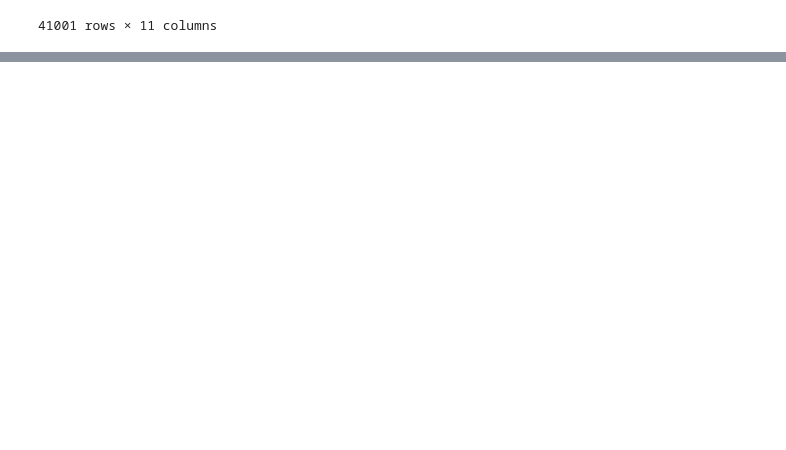
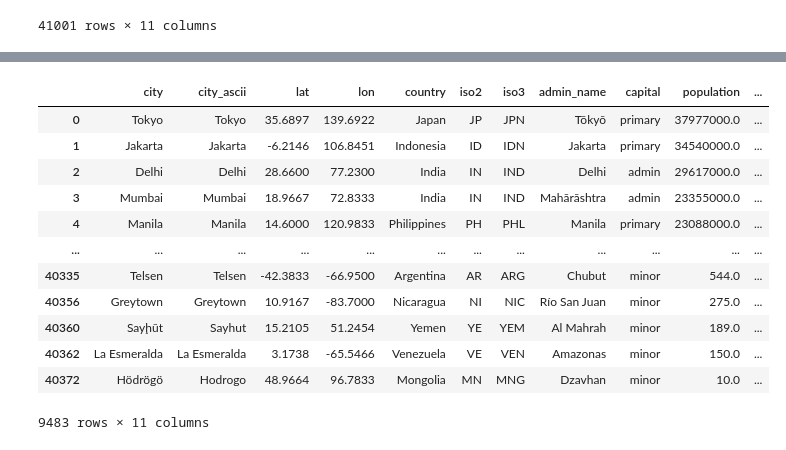
Before and after one commit to owensull12/Project-02-Team-Cloud, a Jupyter notebook: cities_df.ipynb, the cells around one changed output, grey strips where cells are left out. Saved outputs shown, nothing was run; the diff lists cells and outputs as text; code cells hidden in the pictures; blank space fills up the shorter version.

Commit message:
Fixed cities_df.ipynb

```diff
--- a/cities_df.ipynb
+++ b/cities_df.ipynb
@@ -2,9 +3,12 @@
 import pandas as pd
 # %%
 # Set the column width
+
 pd.options.display.max_colwidth = 200
+
 # Read in the dataset.
-cities_df = pd.read_csv("worldcities.csv")
+
+cities_df = pd.read_csv("./Resources/worldcities.csv")
 cities_df
 # %% [output]
 |  | city | city_ascii | lat | lon | country | iso2 | iso3 | admin_name | capital | population | ... |
@@ -20,10 +24,3 @@ cities_df
 | 40999 | Timmiarmiut | Timmiarmiut | 62.5333 | -42.2167 | Greenland | GL | GRL | Kujalleq | NaN | 10.0 | ... |
 | 41000 | Nordvik | Nordvik | 74.0165 | 111.5100 | Russia | RU | RUS | Krasnoyarskiy Kray | NaN | 0.0 | ... |
 41001 rows × 11 columns
-# %%
-cities_df.dropna(subset=['lat'], inplace=True)
-cities_df.dropna(subset=['lon'], inplace=True)
-cities_df.fillna("NA", inplace=True)
-cities_df.fillna("NA", inplace=True)
-
-cities_df.info()
@@ -66,0 +27,6 @@ cities_df.to_csv('citiesDF.csv')
+# %%
+# transform data
+# drop rows where latitude and longitude are null, since we won't be able to use those values.
+
+cities_df_drop1 = cities_df.dropna(subset=['lat'])
+cities_df_drop1
@@ -66,0 +47,19 @@ cities_df.to_csv('citiesDF.csv')
+# %%
+cities_df_drop2 = cities_df_drop1.dropna(subset=['lon'])
+# %%
+cities_df_dropped3 = cities_df_drop2.dropna(subset=['capital'])
+cities_df_dropped3
+# %% [output]
+|  | city | city_ascii | lat | lon | country | iso2 | iso3 | admin_name | capital | population | ... |
+| 0 | Tokyo | Tokyo | 35.6897 | 139.6922 | Japan | JP | JPN | Tōkyō | primary | 37977000.0 | ... |
+| 1 | Jakarta | Jakarta | -6.2146 | 106.8451 | Indonesia | ID | IDN | Jakarta | primary | 34540000.0 | ... |
+| 2 | Delhi | Delhi | 28.6600 | 77.2300 | India | IN | IND | Delhi | admin | 29617000.0 | ... |
+| 3 | Mumbai | Mumbai | 18.9667 | 72.8333 | India | IN | IND | Mahārāshtra | admin | 23355000.0 | ... |
+| 4 | Manila | Manila | 14.6000 | 120.9833 | Philippines | PH | PHL | Manila | primary | 23088000.0 | ... |
+| ... | ... | ... | ... | ... | ... | ... | ... | ... | ... | ... | ... |
+| 40335 | Telsen | Telsen | -42.3833 | -66.9500 | Argentina | AR | ARG | Chubut | minor | 544.0 | ... |
+| 40356 | Greytown | Greytown | 10.9167 | -83.7000 | Nicaragua | NI | NIC | Río San Juan | minor | 275.0 | ... |
+| 40360 | Sayḩūt | Sayhut | 15.2105 | 51.2454 | Yemen | YE | YEM | Al Mahrah | minor | 189.0 | ... |
+| 40362 | La Esmeralda | La Esmeralda | 3.1738 | -65.5466 | Venezuela | VE | VEN | Amazonas | minor | 150.0 | ... |
+| 40372 | Hödrögö | Hodrogo | 48.9664 | 96.7833 | Mongolia | MN | MNG | Dzavhan | minor | 10.0 | ... |
+9483 rows × 11 columns
```
Also changed, not shown: parts of 13 cells of this notebook, 1 other file.
